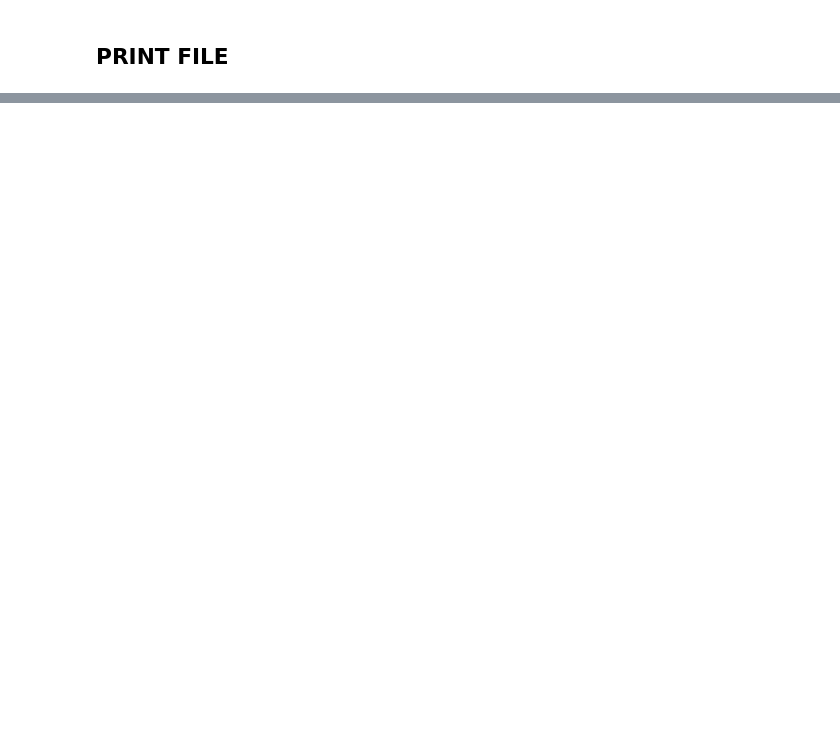
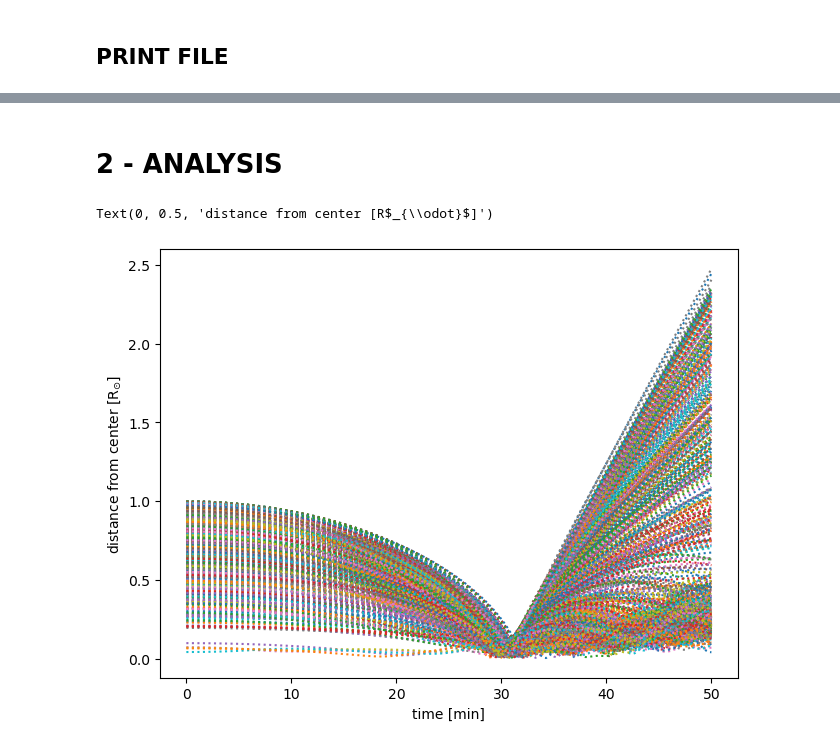
Before and after one commit to RoccoGiugni/DoSS-24-25, a Jupyter notebook: PS04/PS04.ipynb, the cells around one changed output, grey strips where cells are left out. Drawn from its saved outputs; the diff is of its cells as text; code cells hidden in the pictures; blank space fills up the shorter version.

```diff
--- a/PS04/PS04.ipynb
+++ b/PS04/PS04.ipynb
@@ -129,5 +137,7 @@ for i in range(1):
 # %% [markdown]
 ## PRINT FILE
+# %%
+file_in = 'IF-V01.txt'
 # %%
 # FOR TREECODE
 
@@ -158,0 +169,46 @@ NameError: name 'vx' is not defined
+# %% [markdown]
+# 2 - ANALYSIS
+# %%
+# Reading file
+
+file_out = 'NBP-C++/OF_3code.txt'
+
+n = 3 * N + 3 # 'block' length
+m = 3     # number of rows to skip (i.e. lines containing n. bodies and time)
+
+time_rows = []
+m_rows, r_rows, v_rows = [], [], []
+with open(file_out, "r") as file:
+    lines = file.readlines()
+    for i in range(0, len(lines), n):  # move through rows every n rows
+        time_rows.extend(lines[i+2:i+m])
+        m_rows.extend(lines[i+m:i+N+3])
+        r_rows.extend(lines[i+N+3:i+2*N+3])
+        v_rows.extend(lines[i+2*N+3:i+n])
+
+time = np.loadtxt(time_rows)
+# %%
+# Fetching data
+
+m = np.loadtxt(m_rows) # masses
+
+r = np.loadtxt(r_rows) # positions
+d = np.linalg.norm(r, axis=1) # distance from center
+
+v = np.loadtxt(v_rows) # velocities
+vm = np.linalg.norm(v, axis=1)
+# %%
+# Plotting distance vs time
+
+fig, ax = plt.subplots(1, 1, layout='constrained')
+
+for i in range(N):
+    ax.plot(time, d[i::N], ':')
+
+ax.set_xlabel('time [min]')
+ax.set_ylabel('distance from center [R$_{\odot}$]')
+
+plt.show()
+# %% [output]
+Text(0, 0.5, 'distance from center [R$_{\\odot}$]')
+[figure, added]
```
Also changed, not shown: parts of 12 cells of this notebook, 1 other file.
